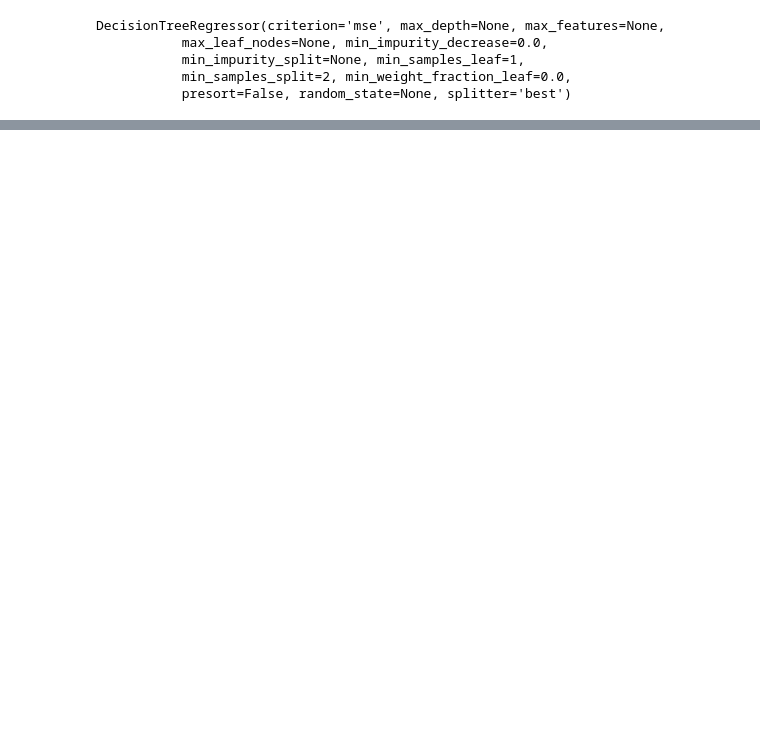
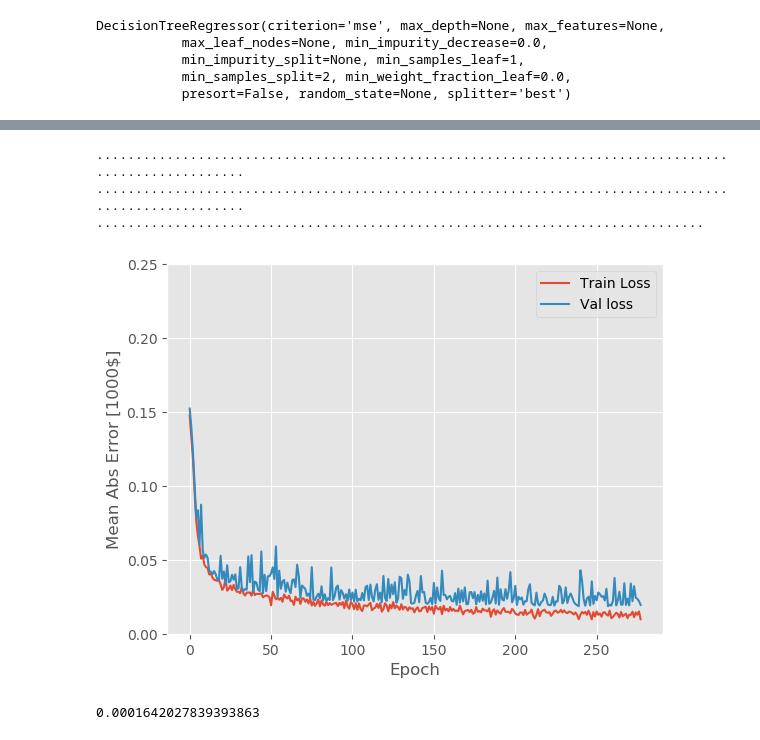
Before and after one commit to comp526/Final-Project, a Jupyter notebook: NNet2.ipynb, the cells around one changed output, grey strips where cells are left out. Cells and saved outputs as stored; diff of their text form; code cells hidden in the pictures; blank space fills up the shorter version.

```diff
--- a/NNet2.ipynb
+++ b/NNet2.ipynb
@@ -325,0 +434,24 @@ plt.show()
+# %%
+model = build_modelRelu()
+
+# The patience parameter is the amount of epochs to check for improvement
+early_stop = EarlyStopping(monitor='val_loss', patience=20)
+
+history = model.fit(training_set, training_set[LABEL], epochs=EPOCHS,
+                    validation_split=0.2, verbose=0,
+                    callbacks=[early_stop, PrintDot()])
+
+plot_history(history)
+# %% [output]
+....................................................................................................
+....................................................................................................
+..............................................................................
+[figure, added]
+# %%
+[loss, mse] = model.evaluate(training_set, training_set[LABEL], verbose=0)
+
+print(loss)
+
+loss_Score6=loss
+# %% [output]
+0.0001642027839393863
```
Also changed, not shown: parts of 29 cells of this notebook.
